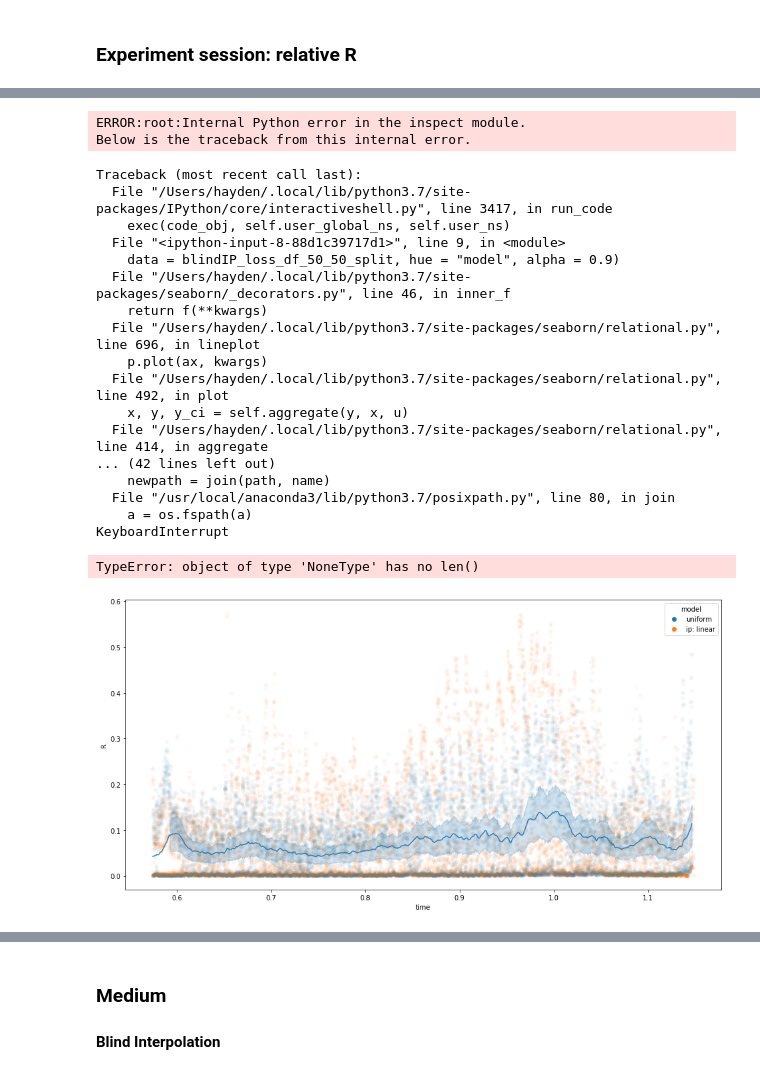
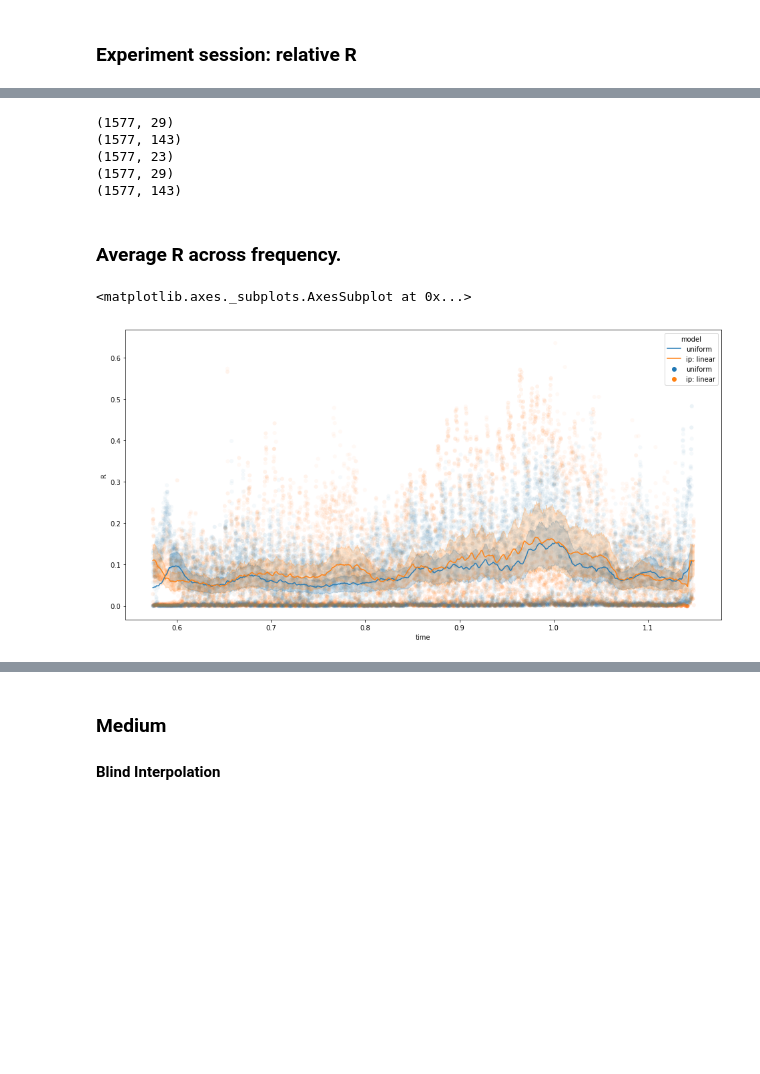
Before and after one commit to blindedjoy/Reservoir, a Jupyter notebook: MARIOS/Analysis.ipynb, the cells around one changed output, grey strips where cells are left out. Cells and saved outputs as stored; diff of their text form; code cells hidden in the pictures; blank space fills up the shorter version.

```diff
--- a/MARIOS/Analysis.ipynb
+++ b/MARIOS/Analysis.ipynb
@@ -67,7 +51,7 @@ publish_path_list
 4) Do the parts of the paper which Rena requested
 # %%
 %run -i "PyFiles/experiment.py"
-publish_sightIp = EchoStateAnalysis(publish_path_list[:2], model = "uniform", ip_use_observers = True, ip_method = "linear")
+publish_sightIp = EchoStateAnalysis(publish_path_list, model = "uniform", ip_use_observers = True, ip_method = "linear")
 publish_sightIp.build_loss_df(models = ["uniform", "exponential", "ip: linear"])
 publish_sightIp.get_df()
 # %% [output]
@@ -115,4 +103,0 @@ Finishing OBSERVERS
-# %%
-hi = loadmat('/Users/hayden/Desktop/norm_Intensity_new.mat')
-print(hi.keys())
-hi["M"].shape
@@ -205,16 +236,16 @@ print(quality(better_90))
 # %%
 n = 1
-for n in range(20):
+for n in range(len(publish_sightIp.experiment_lst)):
     if not n:
         new, old = [], []
-    exper_unif = publish_sightIp.get_experiment(publish_sightIp.experiment_lst[n],
-                                                model = "uniform")
-    nrmse(exper_unif.prediction, exper_unif.xTe)
-    exper_exp = publish_sightIp.get_experiment(publish_sightIp.experiment_lst[n],
-                                               model = "exponential")
+    exper_unif = publish_sightIp.get_experiment(publish_sightIp.experiment_lst[n])
+
+    #nrmse(exper_unif.prediction, exper_unif.xTe)
+    exper_exp = publish_sightIp.get_experiment(publish_sightIp.experiment_lst[n])
     print(n)
     new_ = nrmse(exper_exp.prediction, exper_exp.xTe)
-    old_ = publish_sightIp.experiment_lst[n]["nrmse"]["exponential"]
-    new.append(new_)
-    old.append(old_)
+    publish_sightIp.experiment_lst[n]["prediction"]["exponential"] = exper_exp.prediction
+    publish_sightIp.experiment_lst[n]["nrmse"]["exponential"] = new_
+    #new.append(new_)
+    #old.append(old_)
 # %% [output]
@@ -258,32 +286,30 @@ publish_sightIp.make_R_barplots() #TODO fix compare
+# %%
+for i in range(5):
+    print(publish_sightIp.experiment_lst[i]["prediction"]["ip: linear"].shape)
+    #sub_df_nrows = blindIP_loss_df[blindIP_loss_df["experiment #"] == i].shape[0]
+    #print(sub_df_nrows)
+# %% [output]
+(1577, 29)
+(1577, 143)
+(1577, 23)
+(1577, 29)
+(1577, 143)
+# %% [markdown]
+### Average R across frequency.
 # %%
 blindIP_loss_df = publish_sightIp.rDF
 plt.figure(figsize = (16,8))
 blindIP_loss_df_50_50_split = publish_sightIp.rDF[publish_sightIp.rDF.split == 0.5]
 blindIP_loss_df_50_50_split = blindIP_loss_df_50_50_split[blindIP_loss_df_50_50_split.model != "exponential"]
-#blindIP_loss_df_50_50_split[blindIP_loss_df_50_50_split.model != "exponential"] = blindIP_loss_df_50_50_split
-sns.scatterplot(x = "time", y = "R", data = blindIP_loss_df_50_50_split, hue = "model", alpha = 0.02)
 
-sns.lineplot(x = "time", y = blindIP_loss_df_50_50_split.R.rolling(50).mean(),
-             data = blindIP_loss_df_50_50_split, hue = "model", alpha = 0.9)
+mean_ =  blindIP_loss_df_50_50_split.R.rolling(50).mean()
+colors = ["cyan", "red"]
+
+sns.scatterplot(x = "time", y = blindIP_loss_df_50_50_split["R"], data = blindIP_loss_df_50_50_split,
+                hue = "model", alpha = 0.02)
+
+sns.lineplot(x = "time", y = mean_, data = blindIP_loss_df_50_50_split,
+             hue = "model", alpha = 0.9)
 # %% [output]
-ERROR:root:Internal Python error in the inspect module.
-Below is the traceback from this internal error.
+<matplotlib.axes._subplots.AxesSubplot at 0x...>
-Traceback (most recent call last):
-  File "/Users/hayden/.local/lib/python3.7/site-packages/IPython/core/interactiveshell.py", line 3417, in run_code
-    exec(code_obj, self.user_global_ns, self.user_ns)
-  File "<ipython-input-8-88d1c39717d1>", line 9, in <module>
-    data = blindIP_loss_df_50_50_split, hue = "model", alpha = 0.9)
-  File "/Users/hayden/.local/lib/python3.7/site-packages/seaborn/_decorators.py", line 46, in inner_f
-    return f(**kwargs)
-  File "/Users/hayden/.local/lib/python3.7/site-packages/seaborn/relational.py", line 696, in lineplot
-    p.plot(ax, kwargs)
-  File "/Users/hayden/.local/lib/python3.7/site-packages/seaborn/relational.py", line 492, in plot
-    x, y, y_ci = self.aggregate(y, x, u)
-  File "/Users/hayden/.local/lib/python3.7/site-packages/seaborn/relational.py", line 414, in aggregate
-... (42 lines left out)
-    newpath = join(path, name)
-  File "/usr/local/anaconda3/lib/python3.7/posixpath.py", line 80, in join
-    a = os.fspath(a)
-KeyboardInterrupt
-TypeError: object of type 'NoneType' has no len()
-[figure, old version]
+[figure, new version]
```
Also changed, not shown: parts of 35 cells of this notebook, 3 other files.
